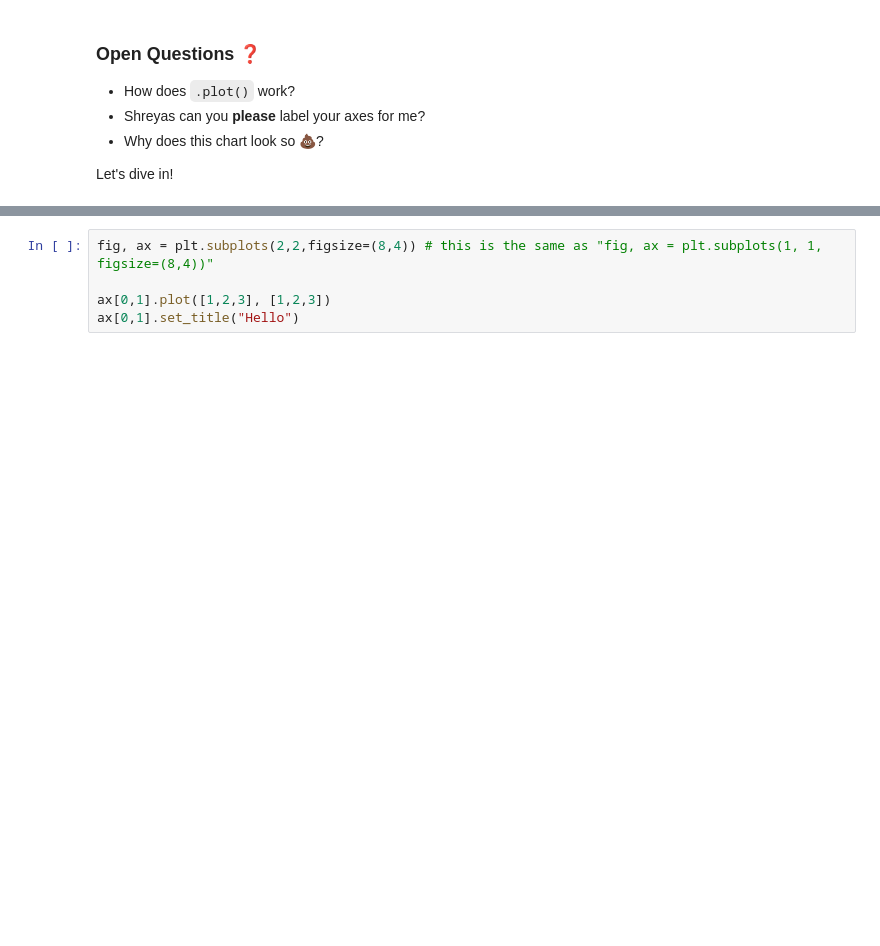
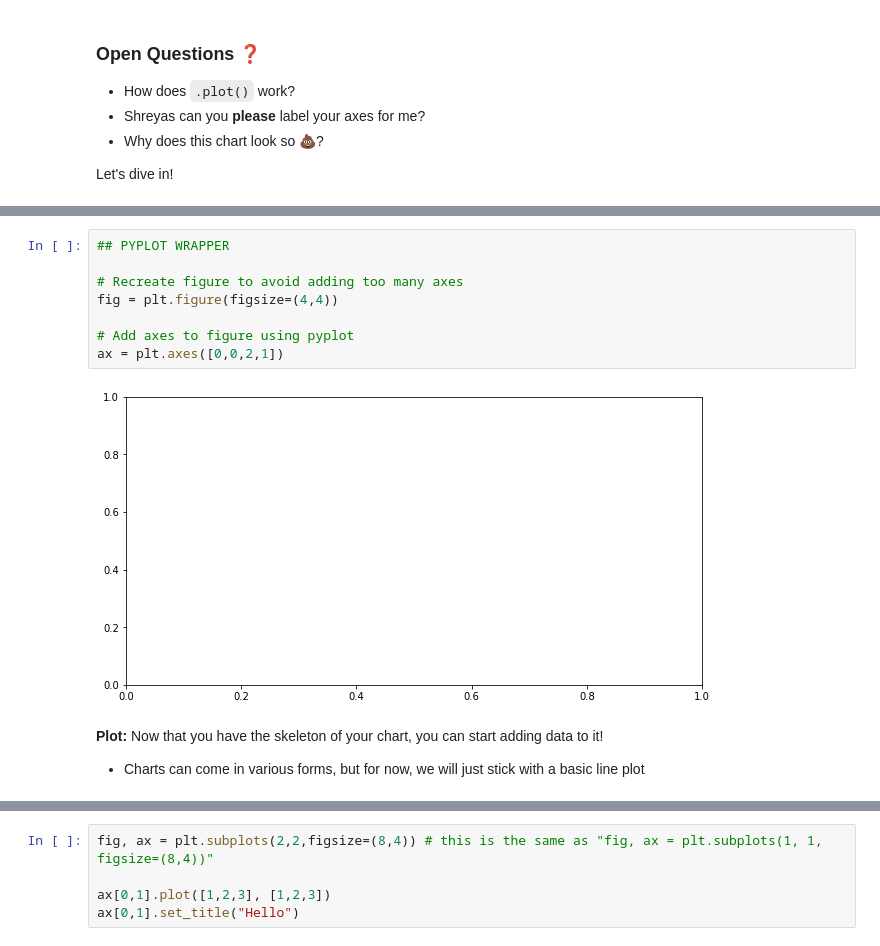
Before and after one commit to Per48edjes/Misc-DA-Prob-Stat, a Jupyter notebook: Python_2/python_data_viz.ipynb, the cells around one changed output, grey strips where cells are left out. Saved outputs shown, nothing was run; the diff lists cells and outputs as text; blank space fills up the shorter version.

```diff
--- a/Python_2/python_data_viz.ipynb
+++ b/Python_2/python_data_viz.ipynb
@@ -130,0 +215,13 @@ _Aside: I personally always get confused between `Module`, `Package`, and `Libra
+# %%
+## PYPLOT WRAPPER
+
+# Recreate figure to avoid adding too many axes
+fig = plt.figure(figsize=(4,4))
+
+# Add axes to figure using pyplot
+ax = plt.axes([0,0,2,1])
+# %% [output]
+[figure, added]
+# %% [markdown]
+**Plot:** Now that you have the skeleton of your chart, you can start adding data to it!
+- Charts can come in various forms, but for now, we will just stick with a basic line plot
```
Also changed, not shown: parts of 29 cells of this notebook, 1 other file.
